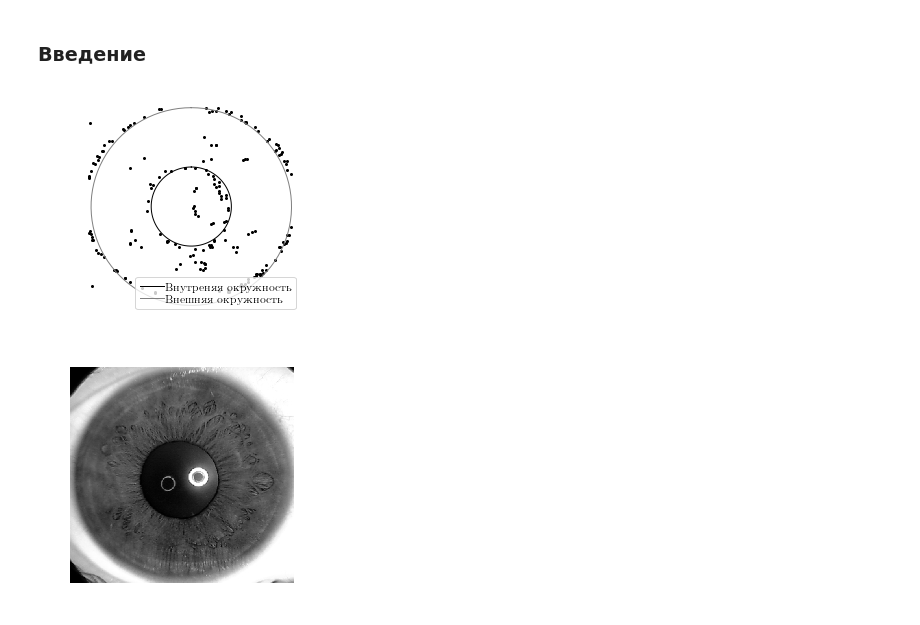
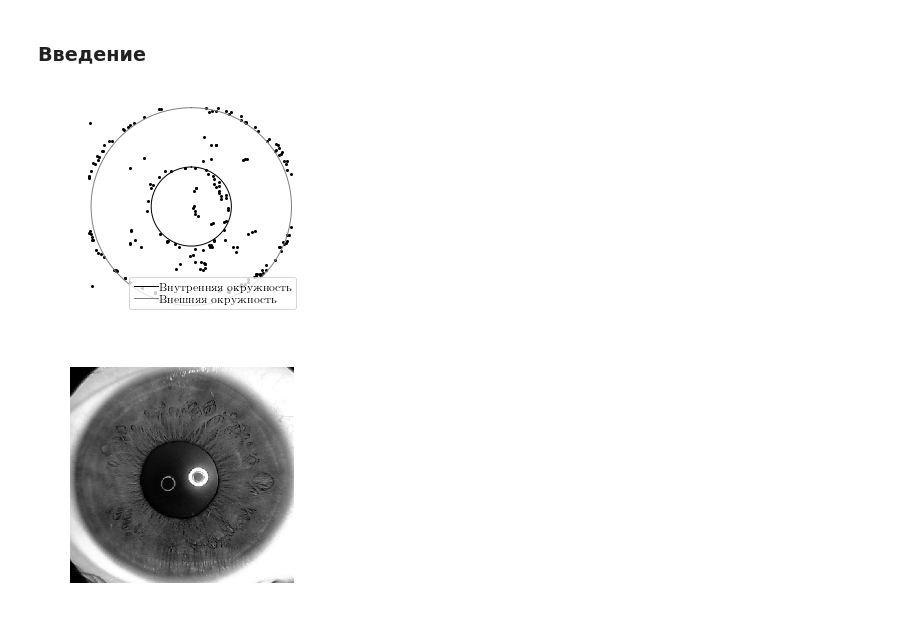
Before and after one commit to andriygav/ExpertLearning, a Jupyter notebook: code/graph.ipynb, the cells around one changed output. Drawn from its saved outputs; the diff is of its cells as text; code cells hidden in the pictures.

```diff
--- a/code/graph.ipynb
+++ b/code/graph.ipynb
@@ -208,7 +243,7 @@ for t, beta in enumerate(betas):
         for i in range(len(model.ListOfModels)):
             _ = ax[len(gammas)*t+j].plot(
                 x[idx == i], y[idx == i], '.', color = colors[i],
-                label = 'модель '+str(i+1))
+                label = 'Модель '+str(i+1))
 
         ax[len(gammas)*t+j].legend(loc='best')
 
@@ -283,35 +318,35 @@ plt.rcParams['axes.labelsize']=Text_size
 plt.rcParams['figure.figsize'] = (4.0, 4.0)
 plt.rcParams['font.size'] = Text_size
 plt.rcParams["legend.labelspacing"] = 0.1
 plt.rcParams["legend.handletextpad"] = 0.1
 #################################################
 
 t = np.linspace(0, 2*np.pi, 100)
 
 colors = color
 
 k = 1
 plt.plot(x, y, '.', color = color[0])
 plt.axis('off')
 
 CIRCLE = [[-0.15,-0.00,0.7],[-0.15,-0.00,1.75]]
-leg = ['Внутреняя окружность', 'Внешняя окружность']
+leg = ['Внутренняя окружность', 'Внешняя окружность']
 for i in range(2):
     x0, y0, r = CIRCLE[i]
     x_plot = x0 + r*np.sin(t)
     y_plot = y0 + r*np.cos(t)
 
     _ = plt.plot(x_plot, y_plot, '-', color = colors[i], label=leg[i])
 
 plt.legend(loc='best')
 
 
 plt.subplots_adjust(wspace=0.4, hspace=0.35)
 plt.savefig('outline_image.pdf', bbox_inches='tight')
 
 plt.show()
 # %% [output]
-[figure, old version]
+[figure, new version]
 # %%
 Text_size = 12
 
```
Also changed, not shown: parts of 10 cells of this notebook.
